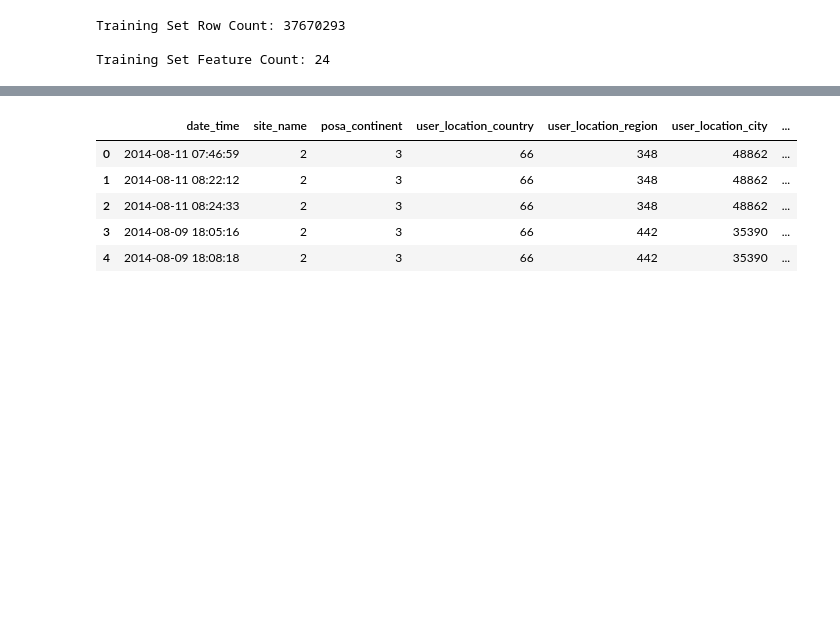
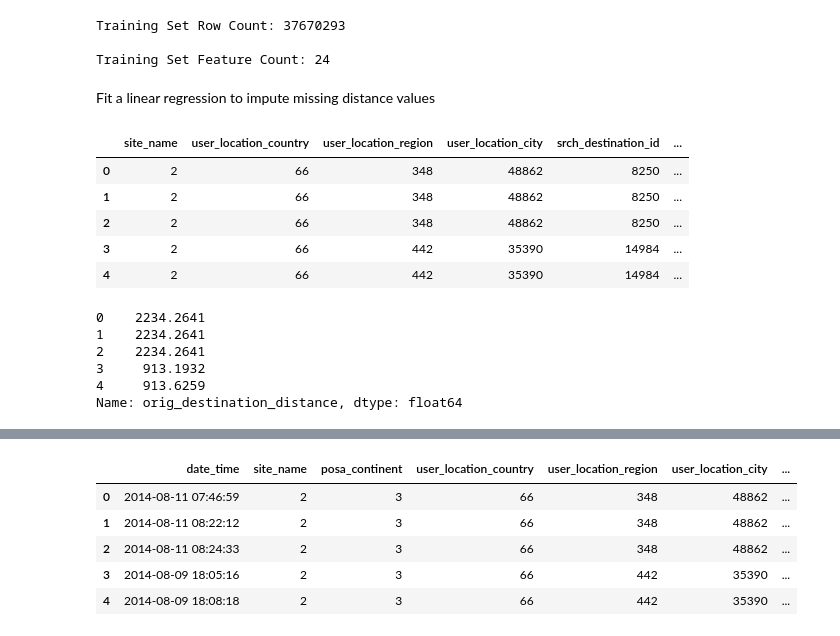
Before and after one commit to junyi-yao/AML, a Jupyter notebook: pre-processing training data.ipynb, the cells around one changed output, grey strips where cells are left out. Saved outputs shown, nothing was run; the diff lists cells and outputs as text; code cells hidden in the pictures; blank space fills up the shorter version.

```diff
--- a/pre-processing training data.ipynb
+++ b/pre-processing training data.ipynb
@@ -84,3 +88,30 @@ print(f'\n\033[1mTraining Set Feature Count:\033[0m {train.shape[1]}')
 Training Set Row Count: 37670293
 
 Training Set Feature Count: 24
+# %% [markdown]
+Fit a linear regression to impute missing distance values
+# %%
+distance_features = ['site_name','user_location_country', 'user_location_region', 'user_location_city',
+                    'srch_destination_id','hotel_continent','hotel_country', 'hotel_market']
+# %%
+X = train[distance_features]
+Y = train['orig_destination_distance']
+# %%
+X_not_null = X[pd.notnull(Y)]
+Y_not_null = Y[pd.notnull(Y)]
+# %%
+display(X_not_null.head())
+display(Y_not_null.head())
+# %% [output]
+|  | site_name | user_location_country | user_location_region | user_location_city | srch_destination_id | ... |
+| 0 | 2 | 66 | 348 | 48862 | 8250 | ... |
+| 1 | 2 | 66 | 348 | 48862 | 8250 | ... |
+| 2 | 2 | 66 | 348 | 48862 | 8250 | ... |
+| 3 | 2 | 66 | 442 | 35390 | 14984 | ... |
+| 4 | 2 | 66 | 442 | 35390 | 14984 | ... |
+0    2234.2641
+1    2234.2641
+2    2234.2641
+3     913.1932
+4     913.6259
+Name: orig_destination_distance, dtype: float64
```
Also changed, not shown: parts of 20 cells of this notebook.
